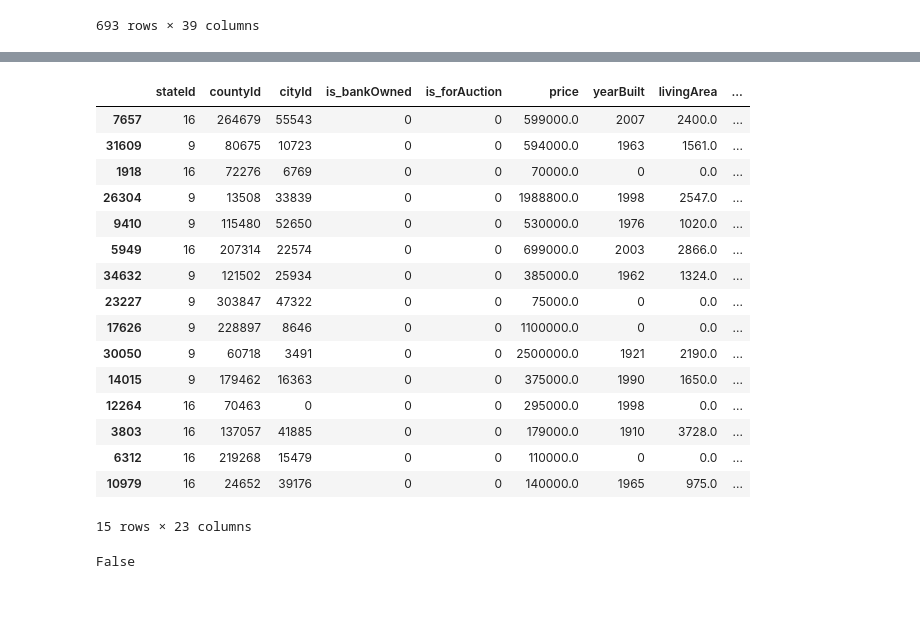
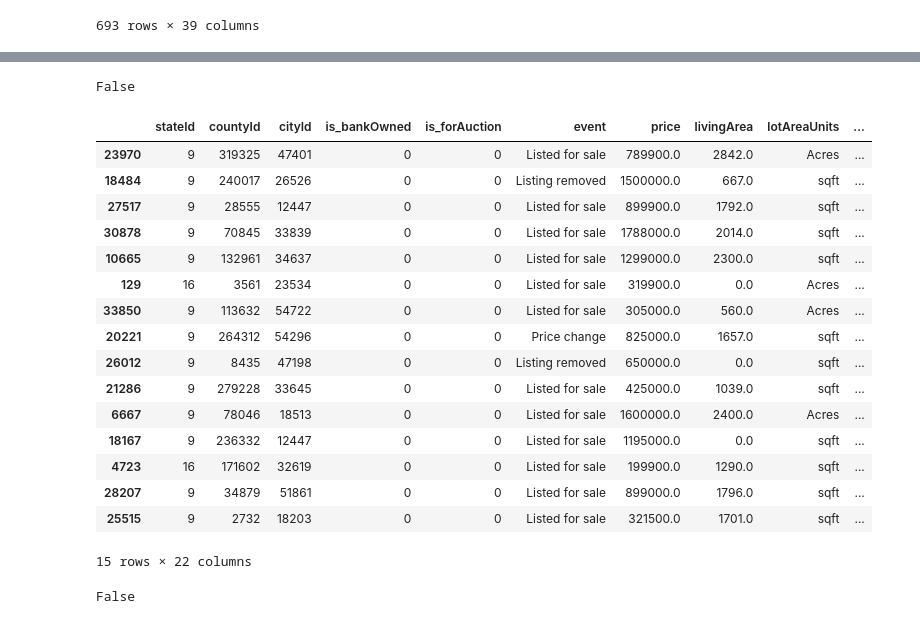
Before and after one commit to rjrichards27/Predicing_House_Prices, a Jupyter notebook: Code/EDA.ipynb, the cells around one changed output, grey strips where cells are left out. Cells and saved outputs as stored; diff of their text form; code cells hidden in the pictures.

Commit message:
adding cleaned data

```diff
--- a/Code/EDA.ipynb
+++ b/Code/EDA.ipynb
@@ -195,0 +189,4 @@ Some values for "year built" are 9999 or 0 which are not correct.
+# %%
+#subset for not lots and disclude events for rent
+all_data2 = all_data[all_data["event"] != "Listed for rent"]
+all_data2
@@ -195,0 +207,4 @@ Some values for "year built" are 9999 or 0 which are not correct.
+# %%
+#removing lots from the data
+all_data3 = all_data2[all_data2["homeType"] != "LOT"]
+all_data3
@@ -195,0 +243,6 @@ Some values for "year built" are 9999 or 0 which are not correct.
+# %%
+#dropping the duplicates
+all_data4 = all_data3.drop_duplicates(
+    subset=["id"], keep="last", inplace=False
+).copy()
+all_data4
@@ -196,42 +263,49 @@ Some values for "year built" are 9999 or 0 which are not correct.
+# %%
+#checking for duplicates
+all_data4.duplicated(subset=['id']).any()
+# %% [output]
+False
 # %%
-all_data2 = all_data.drop(columns=
+all_data5 = all_data4.drop(columns=
     [
         "Unnamed: 0",
         "id",
         "country",
         "datePostedString",
-        "event",
         "time",
         "pricePerSquareFoot",
         "city",
         "state",
         "streetAddress",
         "zipcode",
         "latitude",
         "longitude",
         "description",
         "currency",
-        "hasBadGeocode"
+        "hasBadGeocode",
+        "livingAreaValue",
+        "yearBuilt"
+
     ]
 )
 
-all_data2.sample(15)
+all_data5.sample(15)
 # %% [output]
-|  | stateId | countyId | cityId | is_bankOwned | is_forAuction | price | yearBuilt | livingArea | ... |
-| 7657 | 16 | 264679 | 55543 | 0 | 0 | 599000.0 | 2007 | 2400.0 | ... |
-| 31609 | 9 | 80675 | 10723 | 0 | 0 | 594000.0 | 1963 | 1561.0 | ... |
-| 1918 | 16 | 72276 | 6769 | 0 | 0 | 70000.0 | 0 | 0.0 | ... |
-| 26304 | 9 | 13508 | 33839 | 0 | 0 | 1988800.0 | 1998 | 2547.0 | ... |
-| 9410 | 9 | 115480 | 52650 | 0 | 0 | 530000.0 | 1976 | 1020.0 | ... |
-| 5949 | 16 | 207314 | 22574 | 0 | 0 | 699000.0 | 2003 | 2866.0 | ... |
-| 34632 | 9 | 121502 | 25934 | 0 | 0 | 385000.0 | 1962 | 1324.0 | ... |
-| 23227 | 9 | 303847 | 47322 | 0 | 0 | 75000.0 | 0 | 0.0 | ... |
-| 17626 | 9 | 228897 | 8646 | 0 | 0 | 1100000.0 | 0 | 0.0 | ... |
-| 30050 | 9 | 60718 | 3491 | 0 | 0 | 2500000.0 | 1921 | 2190.0 | ... |
-| 14015 | 9 | 179462 | 16363 | 0 | 0 | 375000.0 | 1990 | 1650.0 | ... |
-| 12264 | 16 | 70463 | 0 | 0 | 0 | 295000.0 | 1998 | 0.0 | ... |
-| 3803 | 16 | 137057 | 41885 | 0 | 0 | 179000.0 | 1910 | 3728.0 | ... |
-| 6312 | 16 | 219268 | 15479 | 0 | 0 | 110000.0 | 0 | 0.0 | ... |
-| 10979 | 16 | 24652 | 39176 | 0 | 0 | 140000.0 | 1965 | 975.0 | ... |
+|  | stateId | countyId | cityId | is_bankOwned | is_forAuction | event | price | livingArea | lotAreaUnits | ... |
+| 23970 | 9 | 319325 | 47401 | 0 | 0 | Listed for sale | 789900.0 | 2842.0 | Acres | ... |
+| 18484 | 9 | 240017 | 26526 | 0 | 0 | Listing removed | 1500000.0 | 667.0 | sqft | ... |
+| 27517 | 9 | 28555 | 12447 | 0 | 0 | Listed for sale | 899900.0 | 1792.0 | sqft | ... |
+| 30878 | 9 | 70845 | 33839 | 0 | 0 | Listed for sale | 1788000.0 | 2014.0 | sqft | ... |
+| 10665 | 9 | 132961 | 34637 | 0 | 0 | Listed for sale | 1299000.0 | 2300.0 | sqft | ... |
+| 129 | 16 | 3561 | 23534 | 0 | 0 | Listed for sale | 319900.0 | 0.0 | Acres | ... |
+| 33850 | 9 | 113632 | 54722 | 0 | 0 | Listed for sale | 305000.0 | 560.0 | Acres | ... |
+| 20221 | 9 | 264312 | 54296 | 0 | 0 | Price change | 825000.0 | 1657.0 | sqft | ... |
+| 26012 | 9 | 8435 | 47198 | 0 | 0 | Listing removed | 650000.0 | 0.0 | sqft | ... |
+| 21286 | 9 | 279228 | 33645 | 0 | 0 | Listed for sale | 425000.0 | 1039.0 | sqft | ... |
+| 6667 | 9 | 78046 | 18513 | 0 | 0 | Listed for sale | 1600000.0 | 2400.0 | Acres | ... |
+| 18167 | 9 | 236332 | 12447 | 0 | 0 | Listed for sale | 1195000.0 | 0.0 | sqft | ... |
+| 4723 | 16 | 171602 | 32619 | 0 | 0 | Listed for sale | 199900.0 | 1290.0 | sqft | ... |
+| 28207 | 9 | 34879 | 51861 | 0 | 0 | Listed for sale | 899000.0 | 1796.0 | sqft | ... |
+| 25515 | 9 | 2732 | 18203 | 0 | 0 | Listed for sale | 321500.0 | 1701.0 | sqft | ... |
-15 rows × 23 columns
+15 rows × 22 columns
 # %%
```
Also changed, not shown: parts of 7 cells of this notebook, 2 other files.
